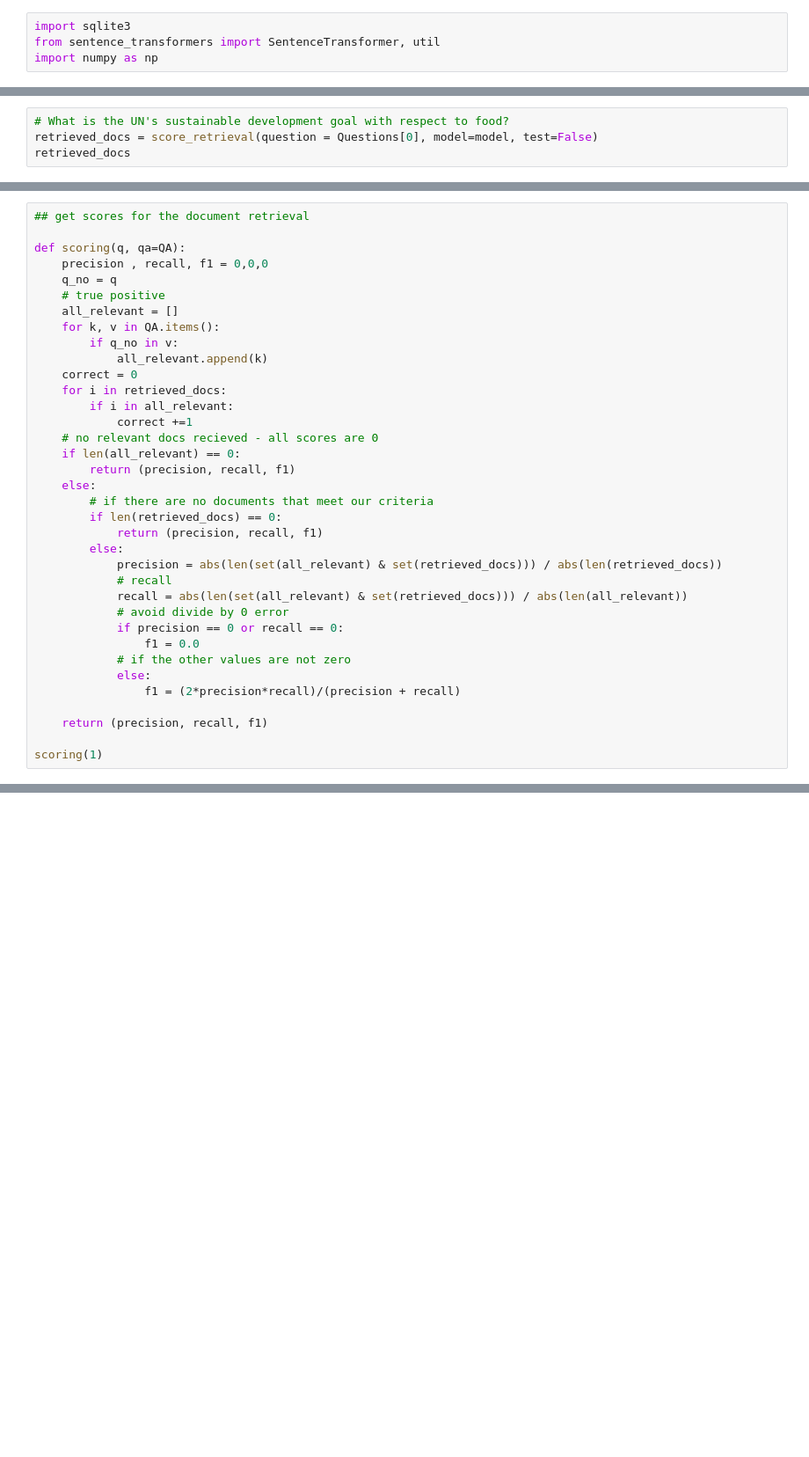
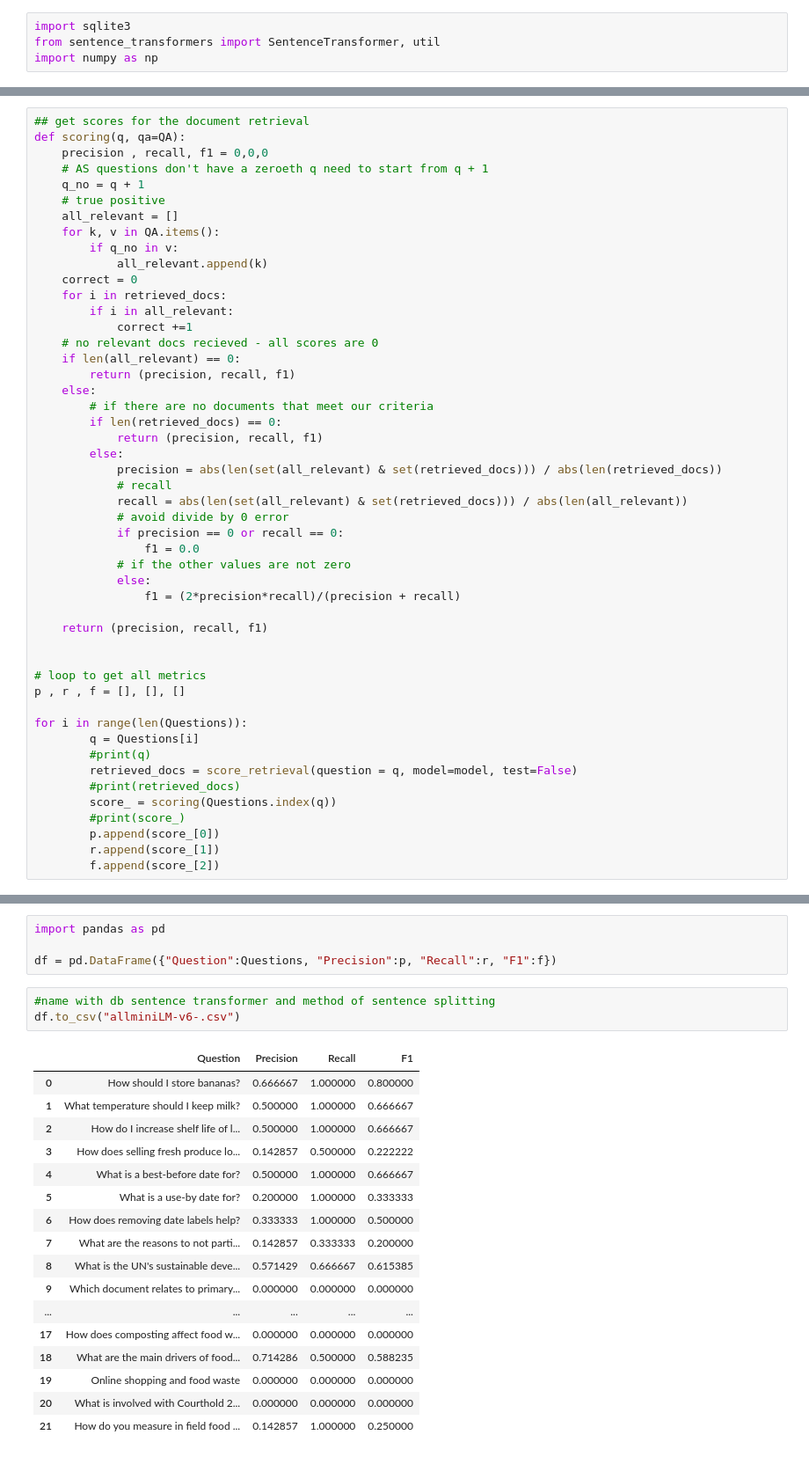
Before and after one commit to Jake-Jasper/AI-Capstone-Project, a Jupyter notebook: Retrieval_evaluation.ipynb, the cells around one changed output, grey strips where cells are left out. Shown: that part at 88% size. Cells and saved outputs as stored; diff of their text form; blank space fills up the shorter version.

```diff
--- a/Retrieval_evaluation.ipynb
+++ b/Retrieval_evaluation.ipynb
@@ -142,5 +140 @@ def score_retrieval(question=["No question"],
     return list(set(relevant))
-# %%
-# What is the UN's sustainable development goal with respect to food?
-retrieved_docs = score_retrieval(question = Questions[0], model=model, test=False)
-retrieved_docs
@@ -153,9 +165,9 @@ Questions[0]
 # %%
 ## get scores for the document retrieval
-
 def scoring(q, qa=QA):
     precision , recall, f1 = 0,0,0
-    q_no = q
+    # AS questions don't have a zeroeth q need to start from q + 1
+    q_no = q + 1
     # true positive
     all_relevant = []
     for k, v in QA.items():
@@ -185,4 +197,17 @@ def scoring(q, qa=QA):
 
     return (precision, recall, f1)
 
-scoring(1)
+
+# loop to get all metrics
+p , r , f = [], [], []
+
+for i in range(len(Questions)):
+        q = Questions[i]
+        #print(q)
+        retrieved_docs = score_retrieval(question = q, model=model, test=False)
+        #print(retrieved_docs)
+        score_ = scoring(Questions.index(q))
+        #print(score_)
+        p.append(score_[0])
+        r.append(score_[1])
+        f.append(score_[2])
@@ -190,0 +214,25 @@ scoring(1)
+# %%
+import pandas as pd
+
+df = pd.DataFrame({"Question":Questions, "Precision":p, "Recall":r, "F1":f})
+# %%
+#name with db sentence transformer and method of sentence splitting
+df.to_csv("allminiLM-v6-.csv")
+# %% [output]
+|  | Question | Precision | Recall | F1 |
+| 0 | How should I store bananas? | 0.666667 | 1.000000 | 0.800000 |
+| 1 | What temperature should I keep milk? | 0.500000 | 1.000000 | 0.666667 |
+| 2 | How do I increase shelf life of l... | 0.500000 | 1.000000 | 0.666667 |
+| 3 | How does selling fresh produce lo... | 0.142857 | 0.500000 | 0.222222 |
+| 4 | What is a best-before date for? | 0.500000 | 1.000000 | 0.666667 |
+| 5 | What is a use-by date for? | 0.200000 | 1.000000 | 0.333333 |
+| 6 | How does removing date labels help? | 0.333333 | 1.000000 | 0.500000 |
+| 7 | What are the reasons to not parti... | 0.142857 | 0.333333 | 0.200000 |
+| 8 | What is the UN's sustainable deve... | 0.571429 | 0.666667 | 0.615385 |
+| 9 | Which document relates to primary... | 0.000000 | 0.000000 | 0.000000 |
+| ... | ... | ... | ... | ... |
+| 17 | How does composting affect food w... | 0.000000 | 0.000000 | 0.000000 |
+| 18 | What are the main drivers of food... | 0.714286 | 0.500000 | 0.588235 |
+| 19 | Online shopping and food waste | 0.000000 | 0.000000 | 0.000000 |
+| 20 | What is involved with Courthold 2... | 0.000000 | 0.000000 | 0.000000 |
+| 21 | How do you measure in field food ... | 0.142857 | 1.000000 | 0.250000 |
```
Also changed, not shown: parts of 10 cells of this notebook.
